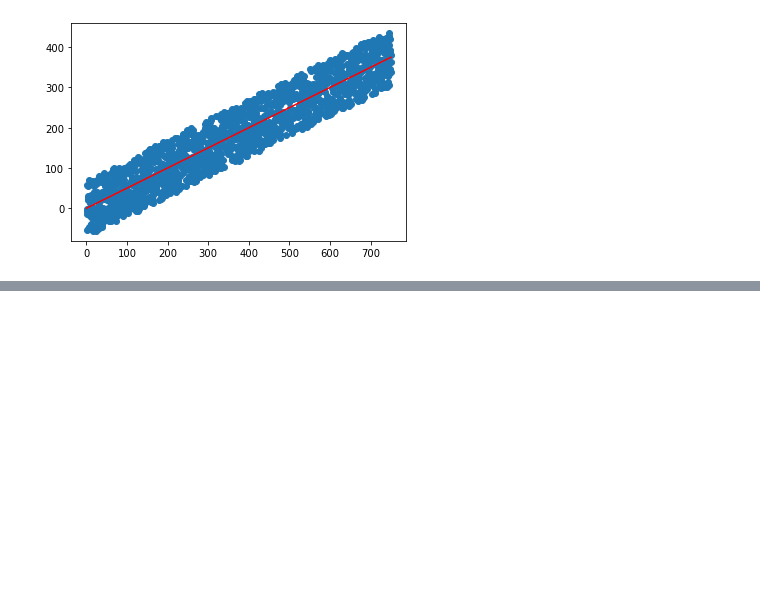
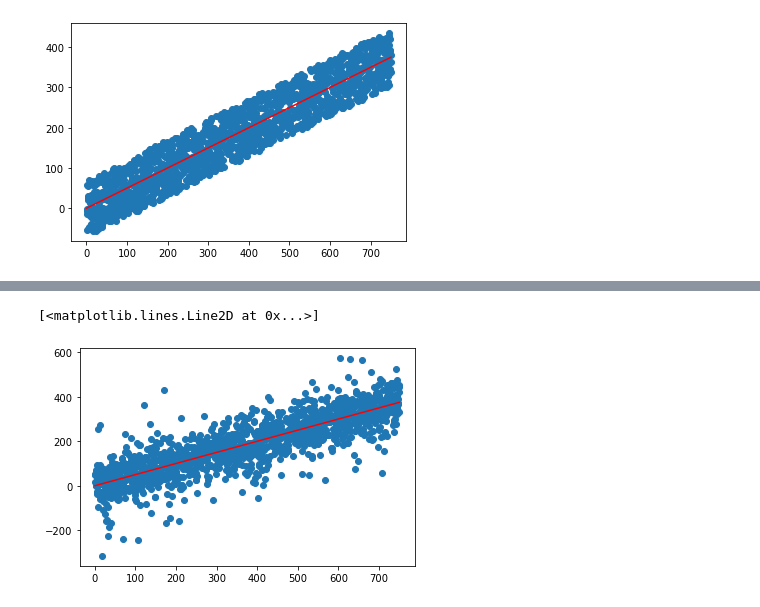
Before and after one commit to wonderbug2020/Synthetic_Data_Creation, a Jupyter notebook: Simple_Linear.ipynb, the cells around one changed output, grey strips where cells are left out. Cells and saved outputs as stored; diff of their text form; code cells hidden in the pictures; blank space fills up the shorter version.

```diff
--- a/Simple_Linear.ipynb
+++ b/Simple_Linear.ipynb
@@ -171,0 +204,32 @@ plt.plot(sim_lin['variable'],sim_lin['solution'],color='red')
+# %%
+def get_random_5():
+    pos_neg_lst = [-1,1]
+    pop = [0.0,1,1.5,2,3,4,5,10]
+    weight = [15,35,20,15,5,2.5,2.4,.1]
+    rand = random.random()
+    pos_neg = random.choice(pos_neg_lst)
+    multi = random.choices(pop,weight,k=1)
+    pos_neg_rand = rand*pos_neg*multi[0]
+    #print(pos_neg_rand)
+
+    return(pos_neg_rand)
+# %%
+x=[]
+y=[]
+rand_var=[]
+for point in range(data_points):
+    x.append((point+1)*x_base)
+    y.append((point+1)*y_base)
+    rand_var.append(y[point]+(70*get_random_5()))
+
+dict = {'variable':x,'solution':y,'rand_var':rand_var}
+sim_lin=pd.DataFrame(dict)
+
+#out for pos_neg_rand = (1+rand)*pos_neg
+#takr thje median
+#sim_lin.plot.scatter(x='variable',y='rand_var')
+plt.scatter(sim_lin['variable'],sim_lin['rand_var'])
+plt.plot(sim_lin['variable'],sim_lin['solution'],color='red')
+# %% [output]
+[<matplotlib.lines.Line2D at 0x...>]
+[figure, added]
```
Also changed, not shown: parts of 2 cells of this notebook.
